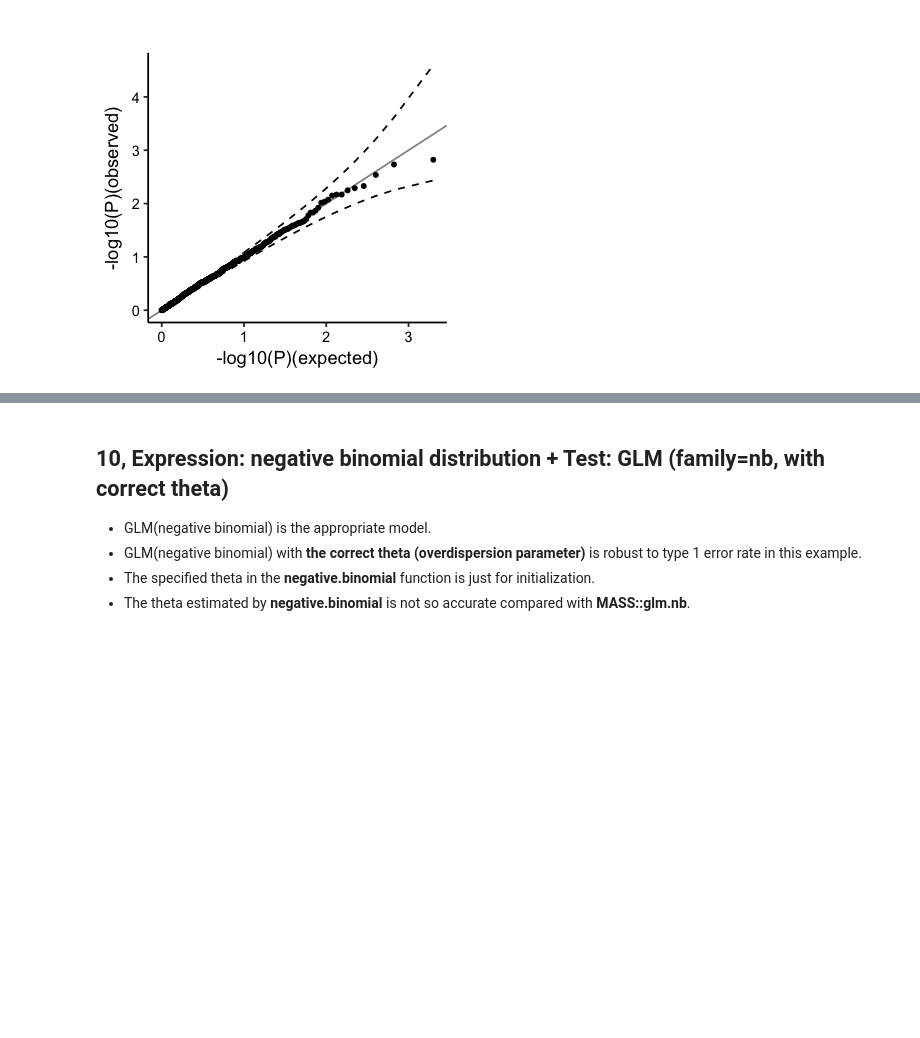
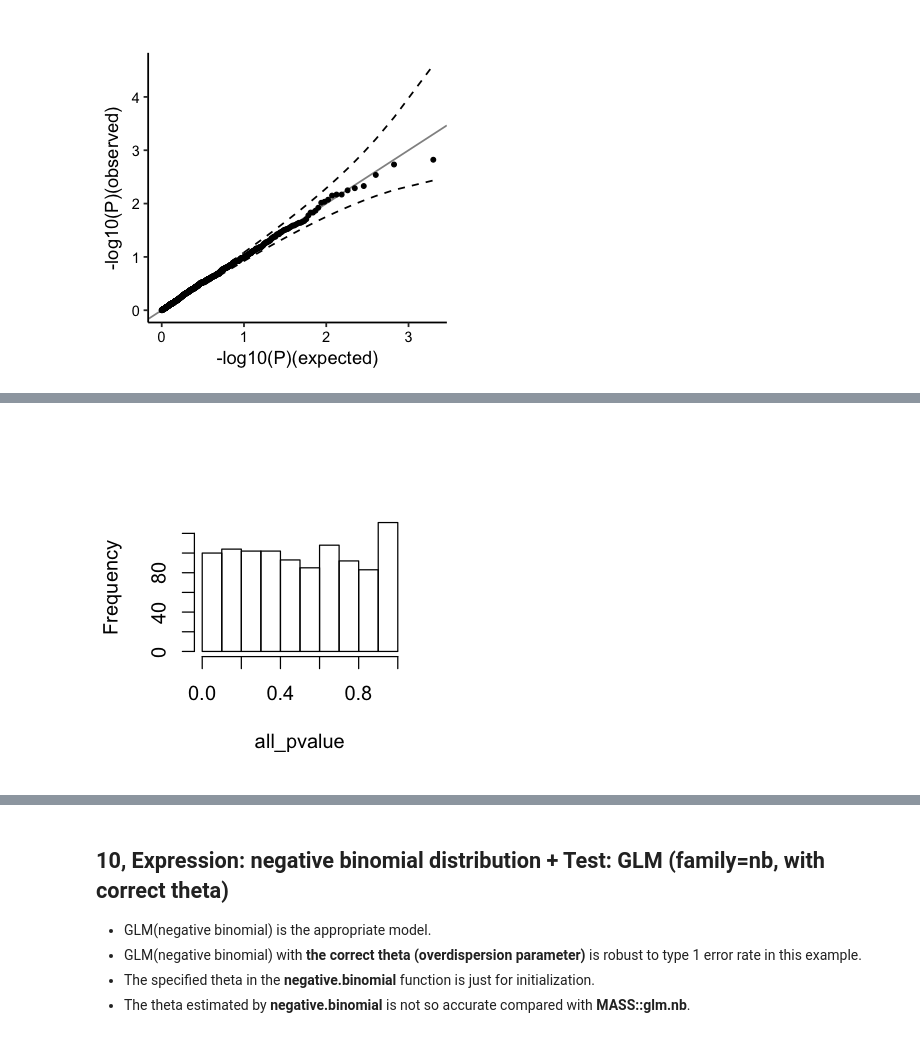
Before and after one commit to kaz-ishigaki/Misc, a Jupyter notebook: L02_pvalue_distribution.ipynb, the cells around one changed output, grey strips where cells are left out. Saved outputs shown, nothing was run; the diff lists cells and outputs as text; code cells hidden in the pictures; blank space fills up the shorter version.

```diff
--- a/L02_pvalue_distribution.ipynb
+++ b/L02_pvalue_distribution.ipynb
@@ -607,0 +625,21 @@ df %>% ggplot() +
+# %%
+#let'try 1000 simulated null test (reduce the test number, too slow)
+case_control_index <- c(rep(1,500),rep(0,500))
+all_pvalue <- c()
+all_theta <- c() #this new vector
+for(i in 1:1000){
+    case_control_index_shuffle <- sample(case_control_index) #shuffled label
+    input <- data.frame(Expression=random_values, case_control=case_control_index_shuffle)
+    fit <- MASS::glm.nb(Expression ~ case_control,
+                        data=input, init.theta=size)
+    pvalue <- summary(fit)$coefficient["case_control","Pr(>|z|)"]
+    theta <- summary(fit)$theta #theta estimation by MASS::glm.nb
+    all_pvalue <- c(all_pvalue,pvalue)
+    all_theta <- c(all_theta, theta)
+}
+# %%
+#distribution of p value
+options(repr.plot.width=3, repr.plot.height=3)
+hist(all_pvalue,main="")
+# %% [output]
+[figure, added]
```
Also changed, not shown: parts of 5 cells of this notebook.
